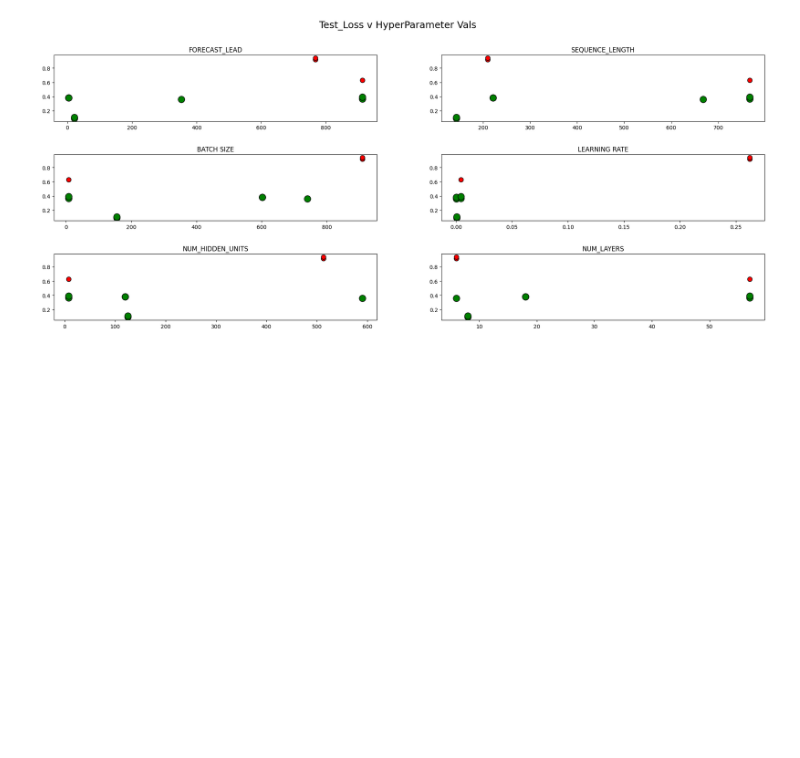
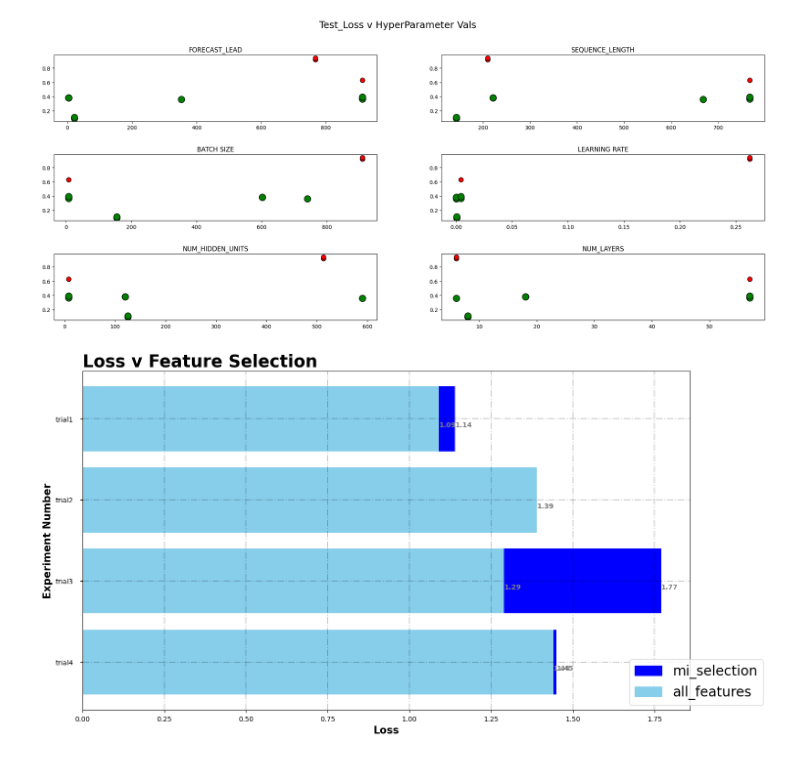
Before and after one commit to shmaronshmevans/nwp_bias, a Jupyter notebook: src/machine_learning/notebooks/visualize_opt_exp.ipynb, the cells around one changed output. Drawn from its saved outputs; the diff is of its cells as text; code cells hidden in the pictures; blank space fills up the shorter version.

```diff
--- a/src/machine_learning/notebooks/visualize_opt_exp.ipynb
+++ b/src/machine_learning/notebooks/visualize_opt_exp.ipynb
@@ -80,3 +80,61 @@ for c, ax in zip(hyper_params, axs.ravel()):
     ax.set_xlabel("")
 # %% [output]
 [figure]
+# %%
+df = pd.DataFrame()
+df["trial"] = ["trial1", "trial2", "trial3", "trial4"]
+mi = [1.14, 1.39, 1.77, 1.45]
+all_trials = [1.09, 1.39, 1.29, 1.44]
+# %%
+# Figure Size
+fig, ax = plt.subplots(figsize=(16, 9))
+
+# Horizontal Bar Plot
+ax.barh(df["trial"], mi, color="blue")
+ax.barh(df["trial"], all_trials, color="skyblue")
+# Add padding between axes and labels
+ax.xaxis.set_tick_params(pad=5)
+ax.yaxis.set_tick_params(pad=10)
+
+# Add x, y gridlines
+ax.grid(color="black", linestyle="-.", linewidth=1.5, alpha=0.2)
+
+# Show top values
+ax.invert_yaxis()
+
+# Add annotation to bars
+for i in ax.patches:
+    plt.text(
+        i.get_width(),
+        i.get_y() + 0.5,
+        str(round((i.get_width()), 2)),
+        fontsize=10,
+        fontweight="bold",
+        color="grey",
+    )
+
+
+# Add Plot Title
+ax.set_title("Loss v Feature Selection", loc="left", fontweight="bold", fontsize=25)
+plt.xlabel("Loss", fontweight="bold", fontsize=15)
+plt.ylabel("Experiment Number", fontweight="bold", fontsize=15)
+
+COLORS = ["blue", "skyblue"]
+LEG_STR = ["mi_selection", "all_features"]
+# legend
+patches = []
+for i, _ in enumerate(COLORS):
+    patch = mpatches.Patch(color=COLORS[i], label=LEG_STR[i])
+    patches.append(patch)
+
+plt.legend(
+    bbox_to_anchor=(0.90, 0.15),
+    loc="upper left",
+    borderaxespad=0,
+    handles=patches,
+    fontsize=20,
+)
+# Show Plot
+plt.show()
+# %% [output]
+[figure, added]
```
Also changed, not shown: parts of 2 cells of this notebook, 21 other files.
